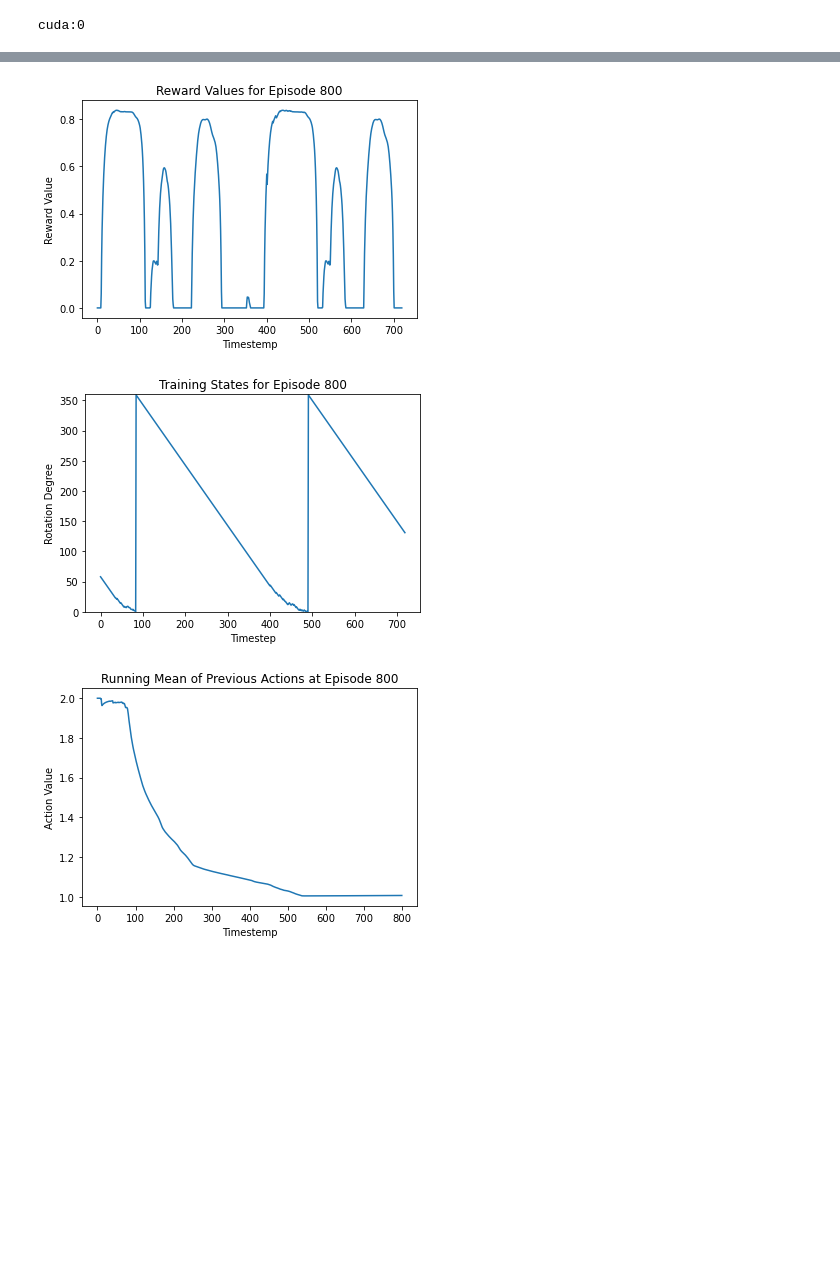
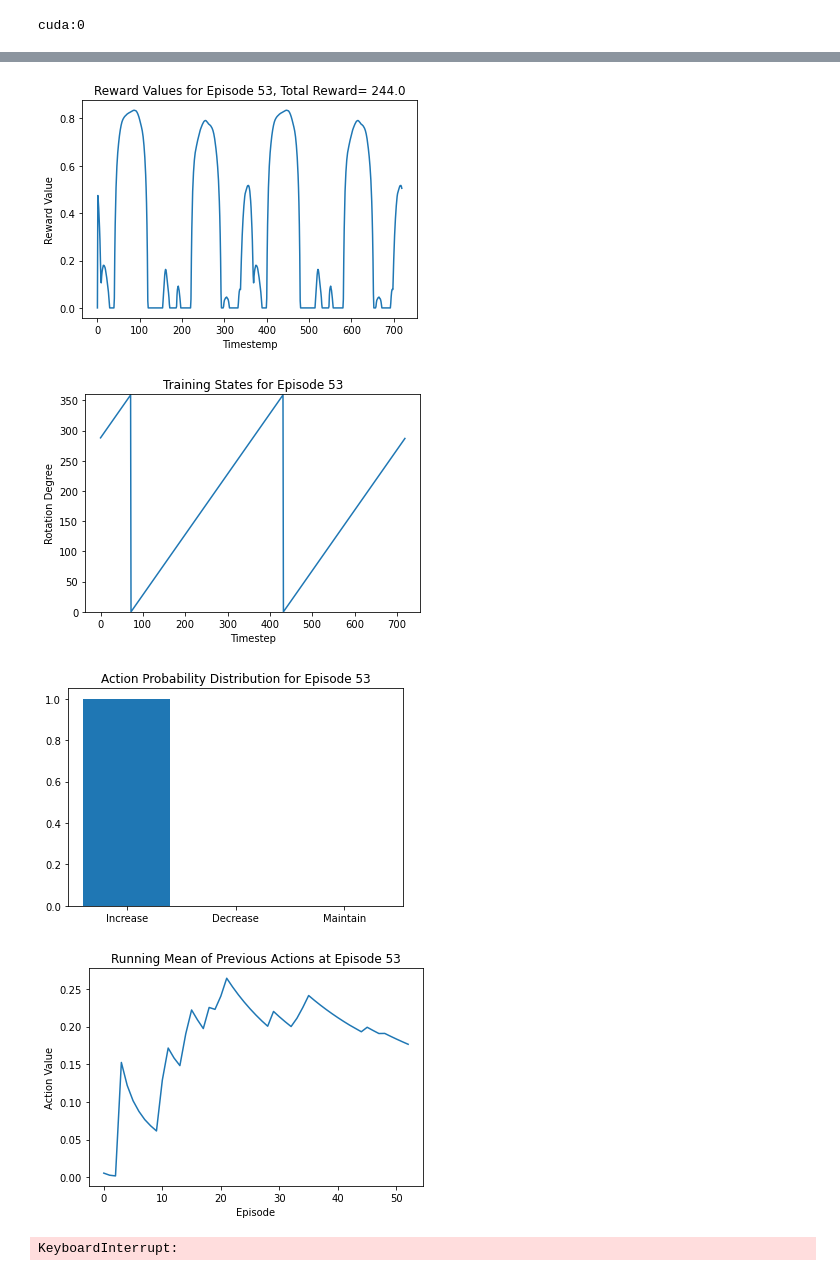
Before and after one commit to gistha2/active-perception-thesis, a Jupyter notebook: EDL_RL_V2.ipynb, the cells around one changed output, grey strips where cells are left out. Cells and saved outputs as stored; diff of their text form; code cells hidden in the pictures; blank space fills up the shorter version.

```diff
--- a/EDL_RL_V2.ipynb
+++ b/EDL_RL_V2.ipynb
@@ -398,12 +398,12 @@ def model_predict(model, input):
         #prediction = torch.sum(evidence.argmax(dim=-1))
     return prob, preds, uncertainty
 
-rotated_one = rotate_img(digit_one.reshape(28,28),0)
+rotated_one = rotate_img(digit_one.reshape(28,28),50)
 rotated_one = torch.tensor(rotated_one[None, :])
 
 
 prob, preds,uncertainty = model_predict(model,rotated_one)
-print(prob)
+#print(prob.cpu()[0].numpy())
 print(uncertainty)
 print(prob)
 # %% [output]
@@ -547,12 +589,12 @@ from IPython.display import clear_output
 past_actions = []
 past_rewards = []
 episode_len = 720
-def plot_metrics(states, reward, action, n_ep):
+def plot_metrics(states, reward, action, action_dist, n_ep,ep_reward):
     #past_rewards.append(reward)
     clear_output(wait=True)
     plt.figure(1)
     plt.clf()
-    plt.title('Reward Values for Episode '+str(n_ep))
+    plt.title('Reward Values for Episode '+str(n_ep) + ', Total Reward= '+ str(ep_reward))
     plt.xlabel('Timestemp')
     plt.ylabel('Reward Value')
     plt.plot(reward)
@@ -567,14 +609,21 @@ def plot_metrics(states, reward, action, n_ep):
     plt.plot(states)
     plt.ylim([0, 360])
 
+    plt.figure(3)
+    plt.clf()
+    plt.title('Action Probability Distribution for Episode '+str(n_ep))
+    names = ['Increase', 'Decrease', 'Maintain']
+    plt.bar(names,action_dist)
 
     past_actions.append(np.mean(action))
-    plt.figure(3)
+    plt.figure(4)
     plt.clf()
     plt.title('Running Mean of Previous Actions at Episode '+str(n_ep))
-    plt.xlabel('Timestemp')
+    plt.xlabel('Episode')
     plt.ylabel('Action Value')
     plt.plot(past_actions)
+
+
     # Take 100 episode averages and plot them too
     #if len(rotations_t) >= 100:
     #    means = rotations_t.unfold(0, 100, 1).mean(1).view(-1)
@@ -610,10 +691,11 @@ class policy_net(nn.Module):
 
 # instantiate the policy
 input_dig = digit_one
-nStates = 1
+nStates = 2
 nActions = 3
+nHidden = 1
 
-policy = policy_net(nStates, 20, nActions)
+policy = policy_net(nStates, nHidden, nActions)
 
 # create an optimizer
 optimizer = torch.optim.Adam(policy.parameters())
@@ -628,15 +710,20 @@ for episode in range(0,800):
     rewards = []
     actions = []
     states  = []
+    curr_angle = []
 
     preds = []
-    default_rotation = random.randint(0,360)
-
-    state = [default_rotation]
+    eps_action_dists = np.array([0,0,0])
+    action_dist = np.array([])
+    spawn_rotation = random.randint(0,360)
+    current_rotation = spawn_rotation
+    state = [spawn_rotation, current_rotation]
     ep_len = 0
     for it in range(0,episode_len):
         # calculate probabilities of taking each action
         probs = policy(torch.tensor(state).unsqueeze(0).float())
+        eps_action_dists = eps_action_dists + probs.detach()[0].numpy()
+
         # sample an action from that set of probs
         sampler = Categorical(probs)
         action = sampler.sample()
@@ -649,11 +736,12 @@ for episode in range(0,800):
 
         # use that action in the environment
         #new_state, reward, done, info = env.step(action.item())
-        new_state, reward, pred = step_EDL(action,state,model,input_dig)
+        new_state, reward, pred = step_EDL(action,state,it,model,input_dig)
         state = new_state
 
         keep_state.append(state)
         states.append(state)
+        curr_angle.append(state[1])
         actions.append(action)
         rewards.append(reward)
         preds.append(pred)
@@ -663,41 +751,44 @@ for episode in range(0,800):
     rewards = np.array(rewards)
 
     R = torch.tensor([np.sum(rewards[i:]*(gamma**np.array(range(i, len(rewards))))) for i in range(len(rewards))])
+    #R = torch.sum(torch.tensor(rewards))
     #print(R)
 
     keep_preds.append(preds)
     keep_actions.append(actions)
 
     states = torch.tensor(states).float()
     actions = torch.tensor(actions)
 
     # calculate gradient
     probs = policy(states)
     sampler = Categorical(probs)
     log_probs = -sampler.log_prob(actions)   # "-" because it was built to work with gradient descent, but we are using gradient ascent
     pseudo_loss = torch.sum(log_probs * R) # loss that when differentiated with autograd gives the gradient of J(θ)
 
     # update policy weights
     optimizer.zero_grad()
     pseudo_loss.backward()
     optimizer.step()
 
     # calculate average return and print it out
     returns.append(np.sum(rewards))
     #print(returns)
     keep_state = []
     print("Episode: {:6d}\tAvg. Return: {:6.2f}".format(n_episode, np.mean(returns)))
     #plot_metrics(states,rewards,n_episode)
-    plot_metrics(states,rewards, np.mean(keep_actions),n_episode)
+    mean_action_dist = eps_action_dists/episode_len
+    #print(curr_angle)
+    plot_metrics(curr_angle,rewards, np.mean(keep_actions),mean_action_dist, n_episode, np.round(np.sum(rewards)))
 
     #print(np.mean(keep_actions))
     n_episode += 1
 
 
-
-
 # close environment
 # %% [output]
-[figure, old version]
+[figure, new version]
-[figure, old version]
+[figure, new version]
-[figure, old version]
+[figure, new version]
+[figure, added]
+KeyboardInterrupt:
```
Also changed, not shown: parts of 6 cells of this notebook, 4 other files.
